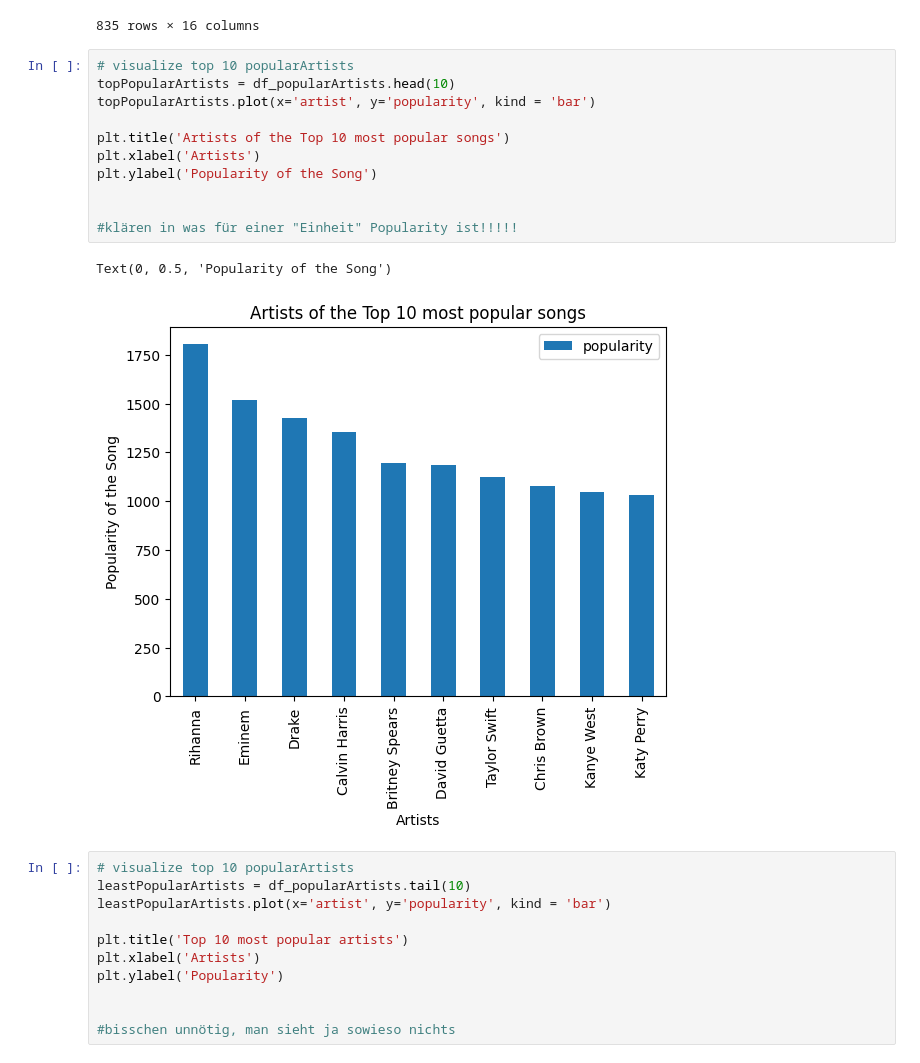
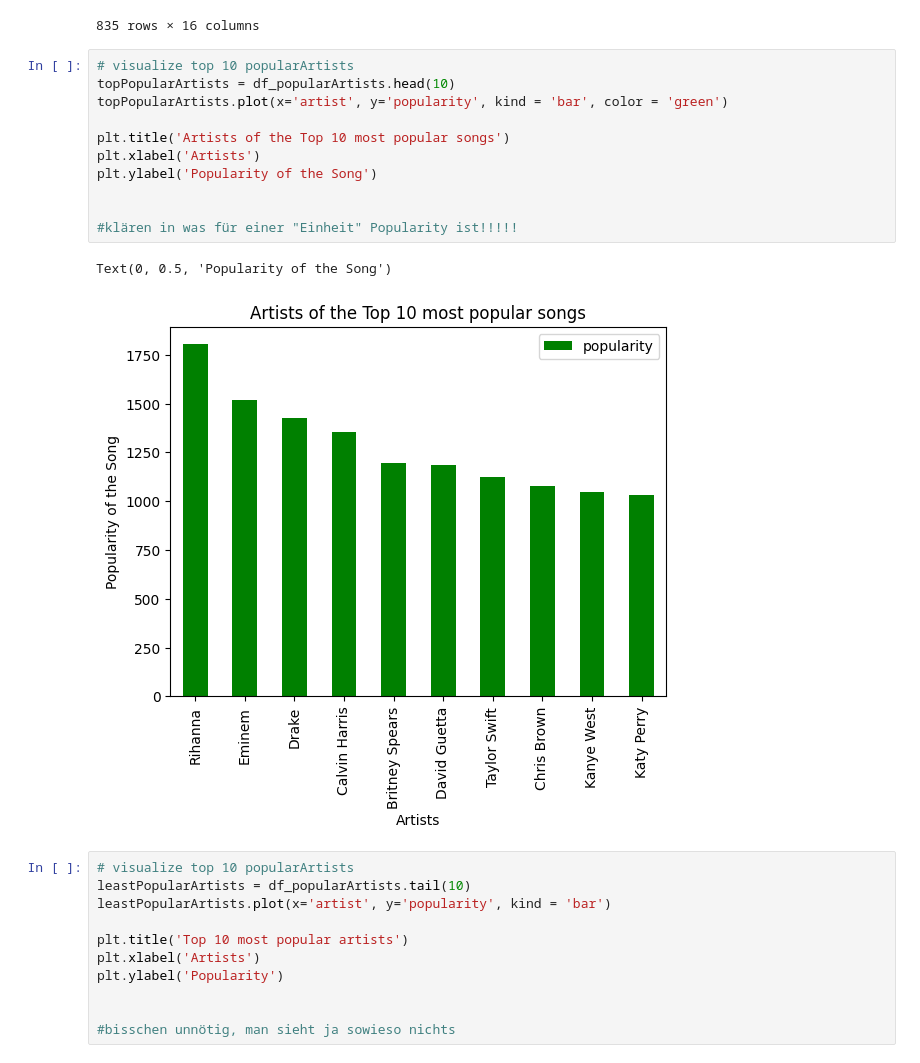
Before and after one commit to mduos/scipy_project_group_16, a Jupyter notebook: aiko.ipynb, the cells around one changed output. Drawn from its saved outputs; the diff is of its cells as text.

```diff
--- a/aiko.ipynb
+++ b/aiko.ipynb
@@ -97,17 +97,17 @@ df_popularArtists
 # %%
 # visualize top 10 popularArtists
 topPopularArtists = df_popularArtists.head(10)
-topPopularArtists.plot(x='artist', y='popularity', kind = 'bar')
+topPopularArtists.plot(x='artist', y='popularity', kind = 'bar', color = 'green')
 
 plt.title('Artists of the Top 10 most popular songs')
 plt.xlabel('Artists')
 plt.ylabel('Popularity of the Song')
 
 
 #klären in was für einer "Einheit" Popularity ist!!!!!
 # %% [output]
 Text(0, 0.5, 'Popularity of the Song')
-[figure, old version]
+[figure, new version]
 # %%
 # visualize top 10 popularArtists
 leastPopularArtists = df_popularArtists.tail(10)
```
Also changed, not shown: parts of 7 cells of this notebook.
